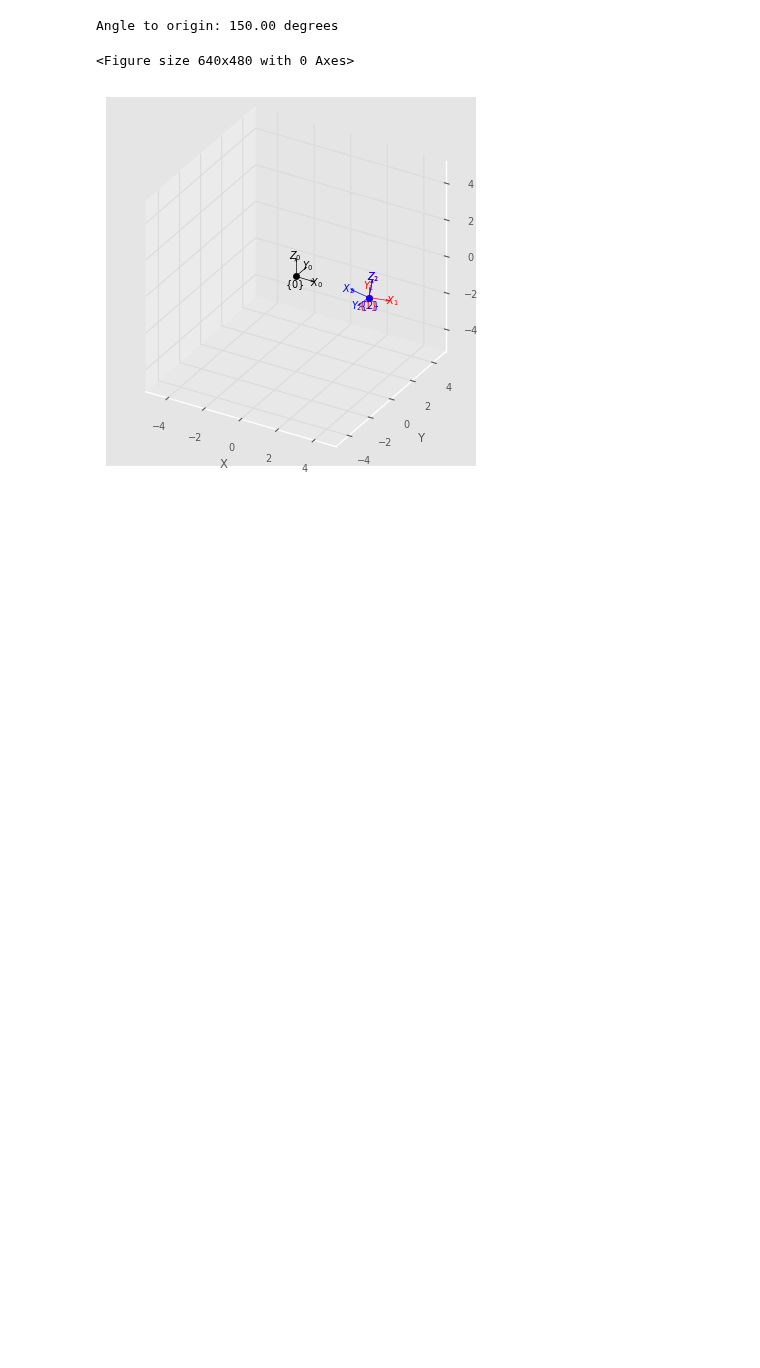
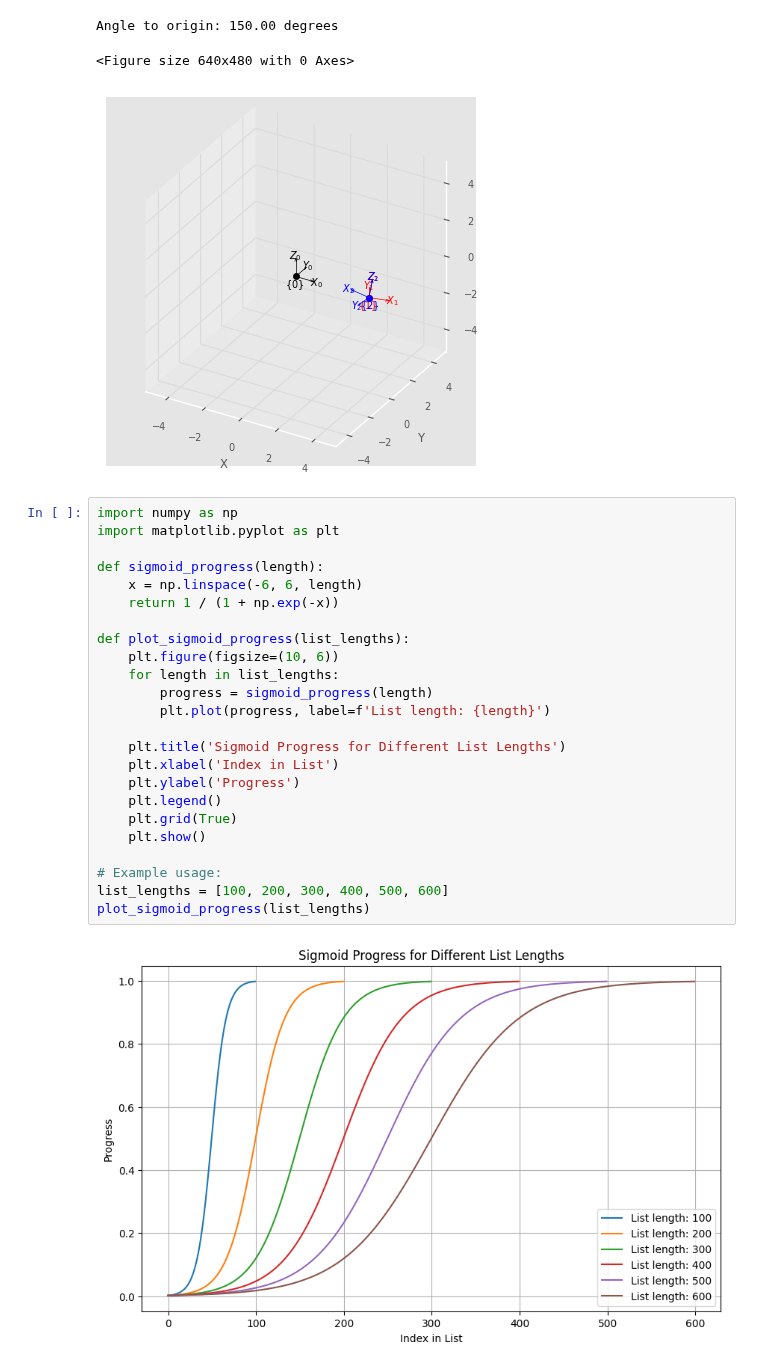
Before and after one commit to krishanrana/diffrobot, a Jupyter notebook: diffrobot/sandbox/test_transforms.ipynb, the cells around one changed output. Cells and saved outputs as stored; diff of their text form; blank space fills up the shorter version.

```diff
--- a/diffrobot/sandbox/test_transforms.ipynb
+++ b/diffrobot/sandbox/test_transforms.ipynb
@@ -67,3 +67,29 @@ plt.show()
 Angle to origin: 150.00 degrees
 <Figure size 640x480 with 0 Axes>
 [figure]
+# %%
+import numpy as np
+import matplotlib.pyplot as plt
+
+def sigmoid_progress(length):
+    x = np.linspace(-6, 6, length)
+    return 1 / (1 + np.exp(-x))
+
+def plot_sigmoid_progress(list_lengths):
+    plt.figure(figsize=(10, 6))
+    for length in list_lengths:
+        progress = sigmoid_progress(length)
+        plt.plot(progress, label=f'List length: {length}')
+
+    plt.title('Sigmoid Progress for Different List Lengths')
+    plt.xlabel('Index in List')
+    plt.ylabel('Progress')
+    plt.legend()
+    plt.grid(True)
+    plt.show()
+
+# Example usage:
+list_lengths = [100, 200, 300, 400, 500, 600]
+plot_sigmoid_progress(list_lengths)
+# %% [output]
+[figure, added]
```
Also changed, not shown: parts of 1 cell of this notebook, 6 other files.
